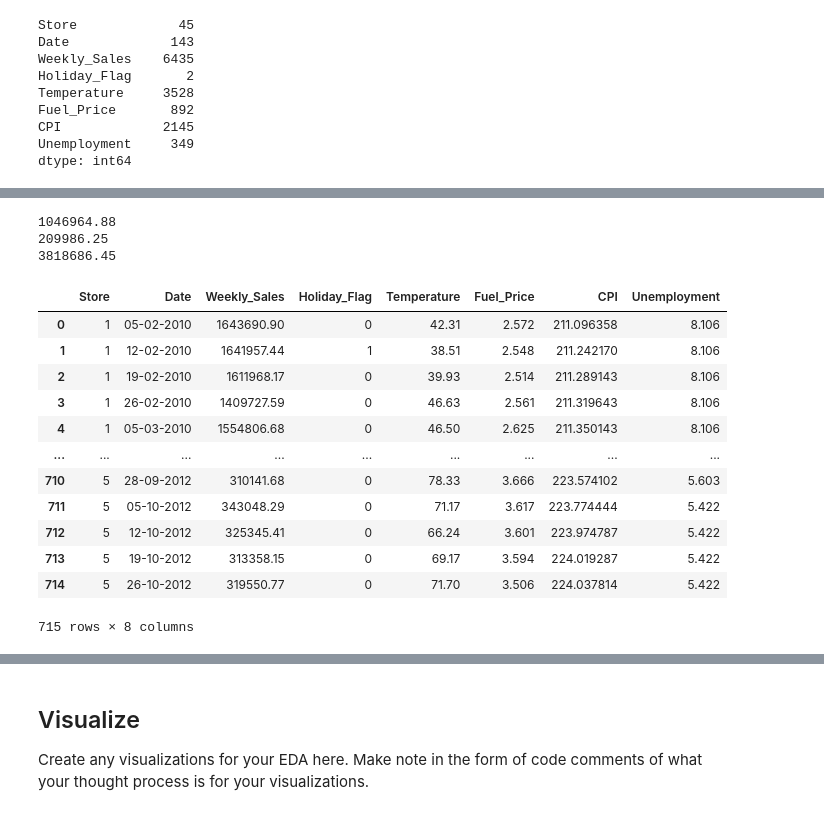
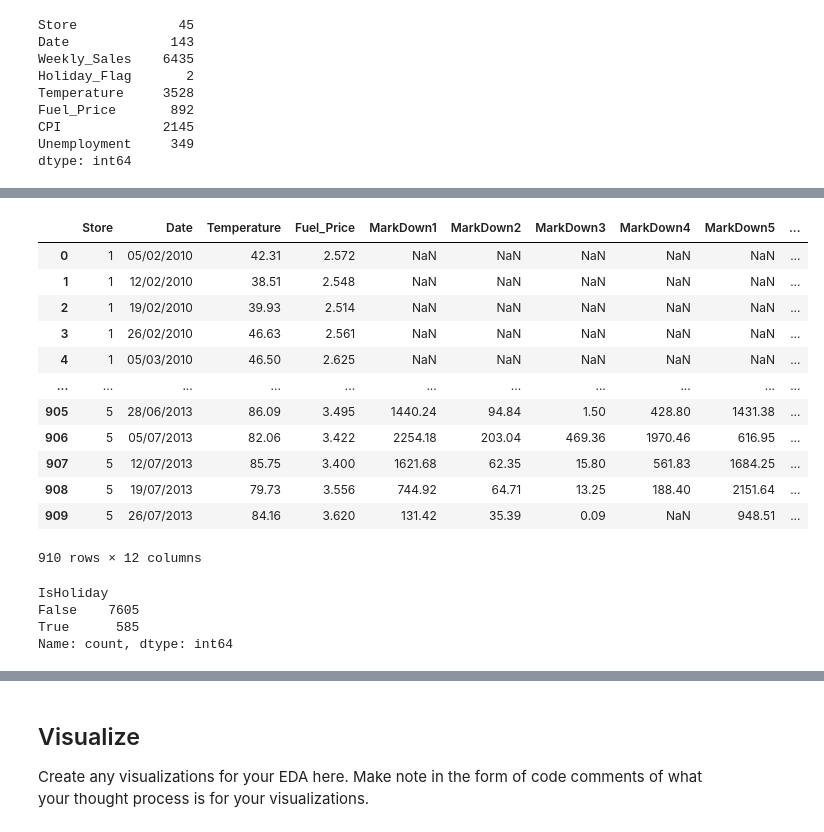
Before and after one commit to smckenzie0615/eda-checkpoint, a Jupyter notebook: checkpoint-two.ipynb, the cells around one changed output, grey strips where cells are left out. Saved outputs shown, nothing was run; the diff lists cells and outputs as text; code cells hidden in the pictures.

```diff
--- a/checkpoint-two.ipynb
+++ b/checkpoint-two.ipynb
@@ -37,3 +37,11 @@ print(df.shape)
 8      1  02-04-2010    1594968.28             0        62.27       2.719  210.820450         7.808
 9      1  09-04-2010    1545418.53             0        65.86       2.770  210.622857         7.808
 (6435, 8)
+# %%
+# Discovering what the table from the features table looks like and organized
+df_two = pd.read_csv("Features data set.csv")
+print(df_two.head(10).to_string())
+
+#Discovering how many rows are in table
+
+print(df_two.shape)
@@ -143,27 +231,26 @@ max      45.000000  3.818686e+06      1.000000   100.140000     4.468000   227.2
-# %%
-# Clearer reading of the summary statistics for the column weekly_sales for me
-print(round(df.Weekly_Sales.mean(), 2))
-print(round(df.Weekly_Sales.min(), 2))
-print(round(df.Weekly_Sales.max(), 2))
-# %% [output]
-1046964.88
-209986.25
-3818686.45
 # %%
 # figuring out the earliest and latest year the data records
 
-df.groupby('Date').head()
+df_two.groupby('Date').head()
 # %% [output]
-|  | Store | Date | Weekly_Sales | Holiday_Flag | Temperature | Fuel_Price | CPI | Unemployment |
-| 0 | 1 | 05-02-2010 | 1643690.90 | 0 | 42.31 | 2.572 | 211.096358 | 8.106 |
-| 1 | 1 | 12-02-2010 | 1641957.44 | 1 | 38.51 | 2.548 | 211.242170 | 8.106 |
-| 2 | 1 | 19-02-2010 | 1611968.17 | 0 | 39.93 | 2.514 | 211.289143 | 8.106 |
-| 3 | 1 | 26-02-2010 | 1409727.59 | 0 | 46.63 | 2.561 | 211.319643 | 8.106 |
-| 4 | 1 | 05-03-2010 | 1554806.68 | 0 | 46.50 | 2.625 | 211.350143 | 8.106 |
-| ... | ... | ... | ... | ... | ... | ... | ... | ... |
-| 710 | 5 | 28-09-2012 | 310141.68 | 0 | 78.33 | 3.666 | 223.574102 | 5.603 |
-| 711 | 5 | 05-10-2012 | 343048.29 | 0 | 71.17 | 3.617 | 223.774444 | 5.422 |
-| 712 | 5 | 12-10-2012 | 325345.41 | 0 | 66.24 | 3.601 | 223.974787 | 5.422 |
-| 713 | 5 | 19-10-2012 | 313358.15 | 0 | 69.17 | 3.594 | 224.019287 | 5.422 |
-| 714 | 5 | 26-10-2012 | 319550.77 | 0 | 71.70 | 3.506 | 224.037814 | 5.422 |
+|  | Store | Date | Temperature | Fuel_Price | MarkDown1 | MarkDown2 | MarkDown3 | MarkDown4 | MarkDown5 | ... |
+| 0 | 1 | 05/02/2010 | 42.31 | 2.572 | NaN | NaN | NaN | NaN | NaN | ... |
+| 1 | 1 | 12/02/2010 | 38.51 | 2.548 | NaN | NaN | NaN | NaN | NaN | ... |
+| 2 | 1 | 19/02/2010 | 39.93 | 2.514 | NaN | NaN | NaN | NaN | NaN | ... |
+| 3 | 1 | 26/02/2010 | 46.63 | 2.561 | NaN | NaN | NaN | NaN | NaN | ... |
+| 4 | 1 | 05/03/2010 | 46.50 | 2.625 | NaN | NaN | NaN | NaN | NaN | ... |
+| ... | ... | ... | ... | ... | ... | ... | ... | ... | ... | ... |
+| 905 | 5 | 28/06/2013 | 86.09 | 3.495 | 1440.24 | 94.84 | 1.50 | 428.80 | 1431.38 | ... |
+| 906 | 5 | 05/07/2013 | 82.06 | 3.422 | 2254.18 | 203.04 | 469.36 | 1970.46 | 616.95 | ... |
+| 907 | 5 | 12/07/2013 | 85.75 | 3.400 | 1621.68 | 62.35 | 15.80 | 561.83 | 1684.25 | ... |
+| 908 | 5 | 19/07/2013 | 79.73 | 3.556 | 744.92 | 64.71 | 13.25 | 188.40 | 2151.64 | ... |
+| 909 | 5 | 26/07/2013 | 84.16 | 3.620 | 131.42 | 35.39 | 0.09 | NaN | 948.51 | ... |
-715 rows × 8 columns
+910 rows × 12 columns
+# %%
+# Figuring out total holiday and not holiday
+print(df_two["IsHoliday"].value_counts())
+# %% [output]
+IsHoliday
+False    7605
+True      585
+Name: count, dtype: int64
```
Also changed, not shown: parts of 17 cells of this notebook.
